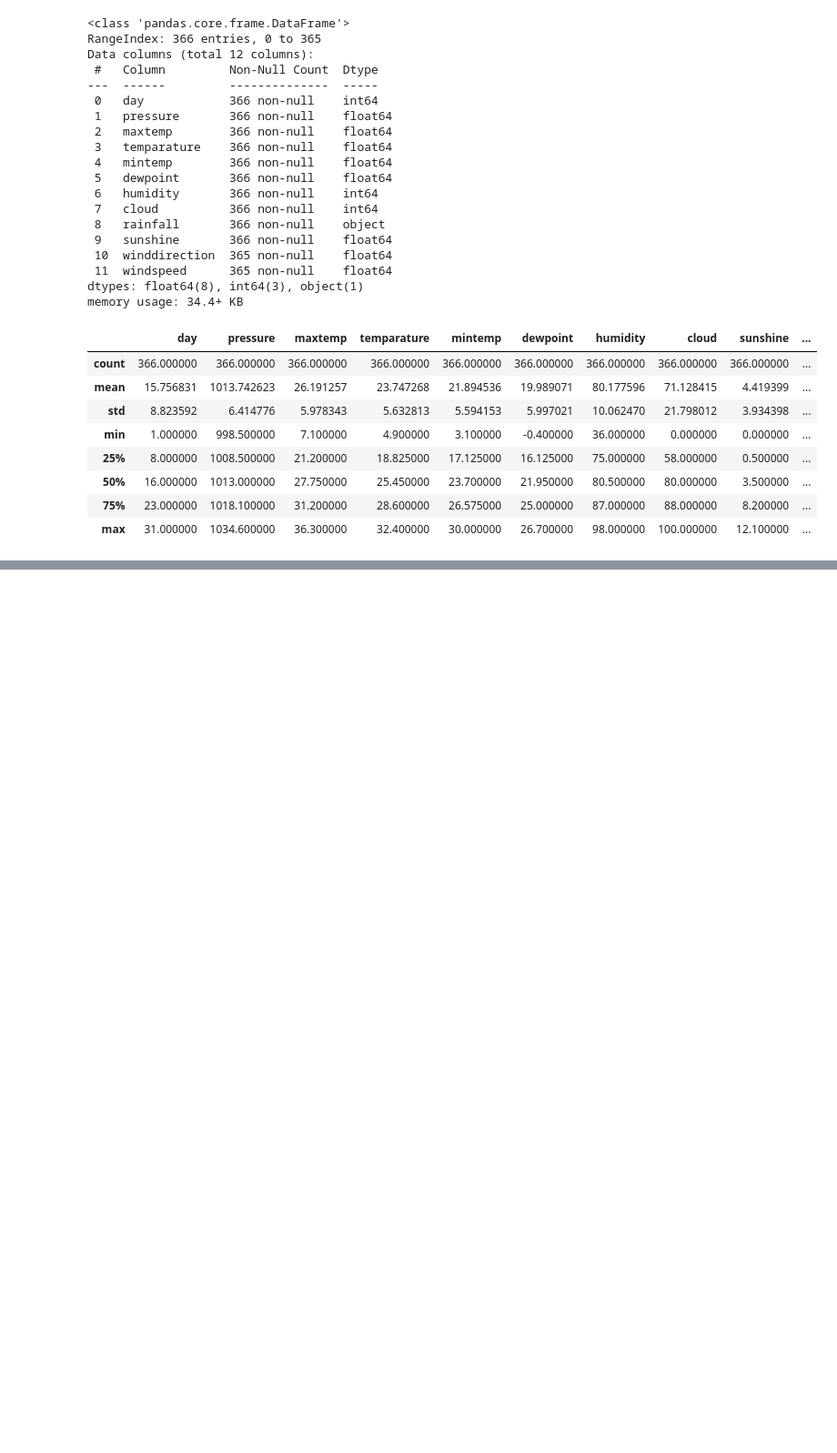
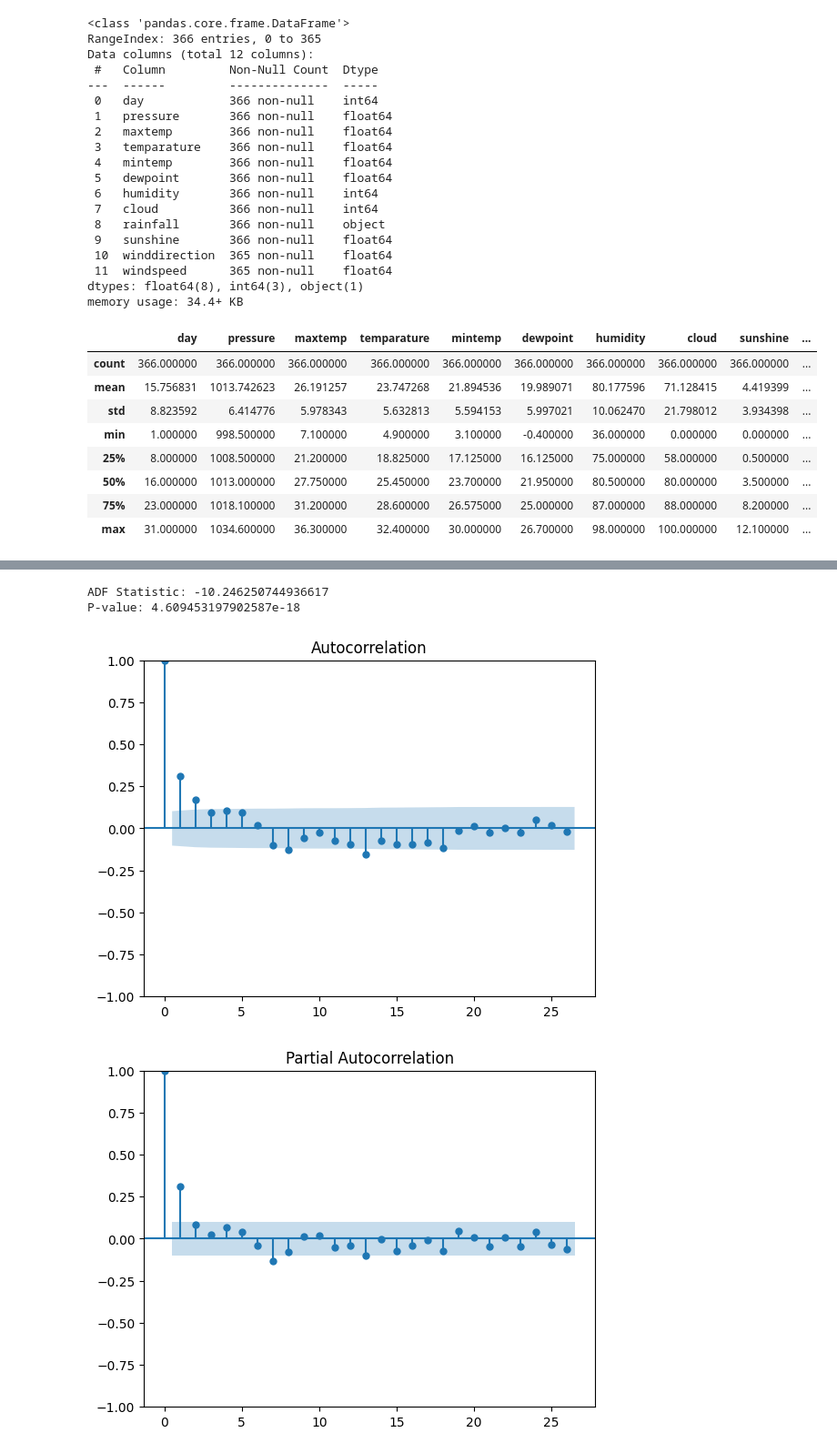
Before and after one commit to Partha-Guntur/Rainfall-Prediction-using-MLOps, a Jupyter notebook: ranifall-pred.ipynb, the cells around one changed output, grey strips where cells are left out. Shown: that part at 91% size. Cells and saved outputs as stored; diff of their text form; code cells hidden in the pictures; blank space fills up the shorter version.

```diff
--- a/ranifall-pred.ipynb
+++ b/ranifall-pred.ipynb
@@ -95,0 +107,26 @@ For example, when doing 'df[col].method(value, inplace=True)', try using 'df.met
+# %%
+from statsmodels.tsa.stattools import adfuller
+
+# Perform the Augmented Dickey-Fuller test for stationarity
+result = adfuller(df['rainfall'])
+print(f"ADF Statistic: {result[0]}")
+print(f"P-value: {result[1]}")
+
+# If the p-value > 0.05, apply differencing to make the data stationary
+if result[1] > 0.05:
+    df['rainfall_diff'] = df['rainfall'].diff().dropna()
+# %% [output]
+ADF Statistic: -10.246250744936617
+P-value: 4.609453197902587e-18
+# %%
+from statsmodels.graphics.tsaplots import plot_acf, plot_pacf
+
+# Plot ACF and PACF
+plot_acf(df['rainfall'].dropna())
+plt.show()
+
+plot_pacf(df['rainfall'].dropna())
+plt.show()
+# %% [output]
+[figure, added]
+[figure, added]
```
Also changed, not shown: parts of 13 cells of this notebook, 1 other file.
